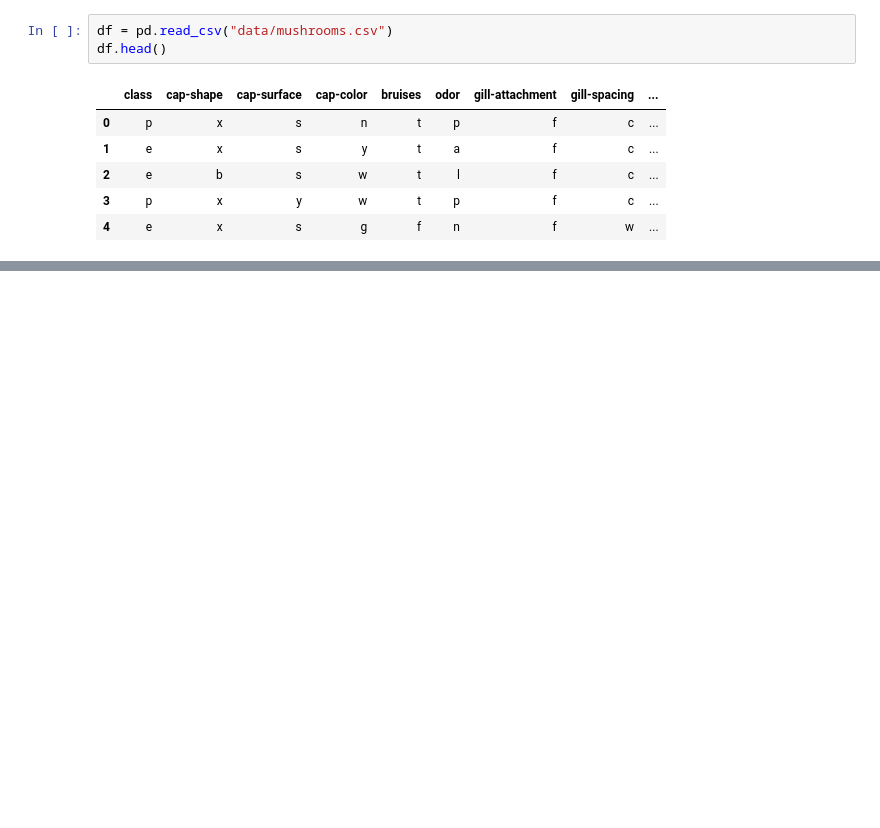
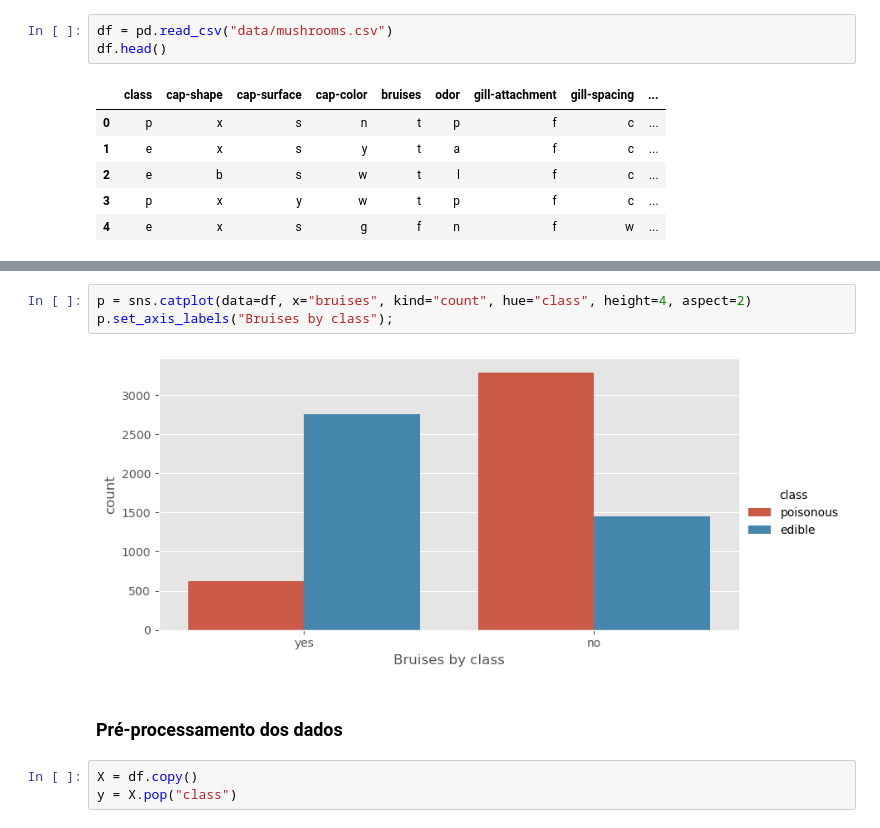
Before and after one commit to amauryTCassola/MachineLearning-2023, a Jupyter notebook: main.ipynb, the cells around one changed output, grey strips where cells are left out. Saved outputs shown, nothing was run; the diff lists cells and outputs as text; blank space fills up the shorter version.

```diff
--- a/main.ipynb
+++ b/main.ipynb
@@ -17,0 +96,10 @@ df.head()
+# %%
+p = sns.catplot(data=df, x="bruises", kind="count", hue="class", height=4, aspect=2)
+p.set_axis_labels("Bruises by class");
+# %% [output]
+[figure, added]
+# %% [markdown]
+### Pré-processamento dos dados
+# %%
+X = df.copy()
+y = X.pop("class")
```
Also changed, not shown: parts of 21 cells of this notebook, 2 other files.
